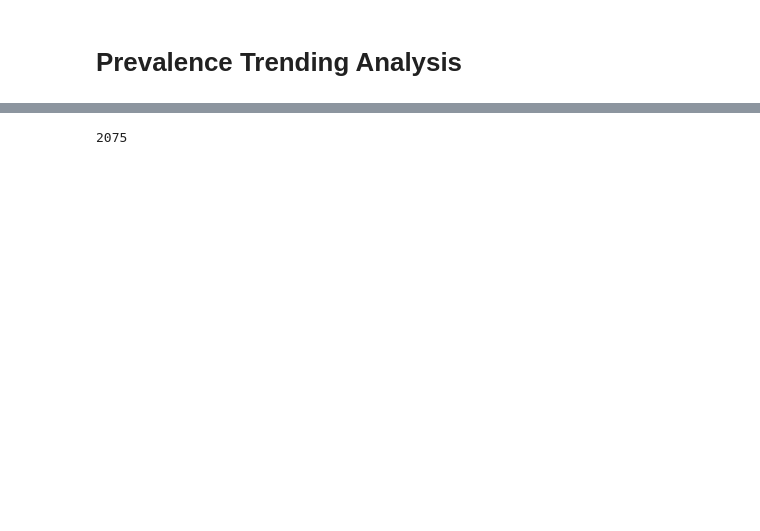
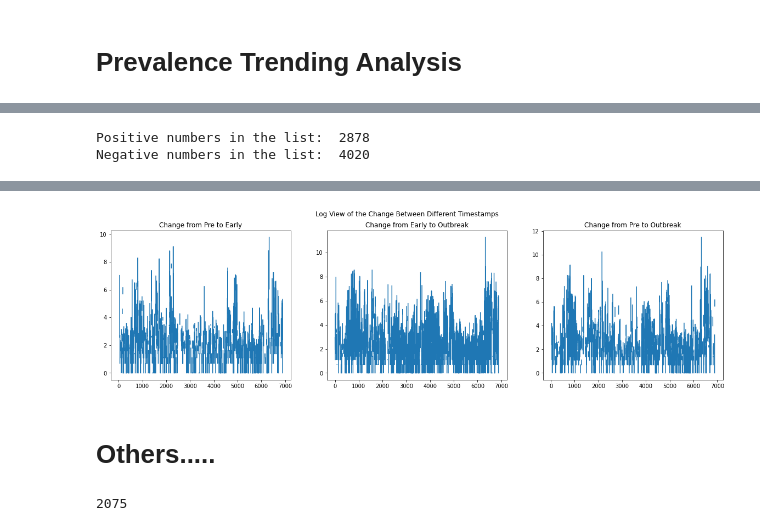
Before and after one commit to jinhangjiang/Covid_DisNet_Project, a Jupyter notebook: scripts/Graph_Summarization&Comparison.ipynb, the cells around one changed output, grey strips where cells are left out. Cells and saved outputs as stored; diff of their text form; code cells hidden in the pictures; blank space fills up the shorter version.

```diff
--- a/scripts/Graph_Summarization&Comparison.ipynb
+++ b/scripts/Graph_Summarization&Comparison.ipynb
@@ -122 +167,36 @@ Text(0.5, 1.0, 'Change from Pre to Outbreak')
 [figure]
+# %%
+# list of numbers
+list1 = icd10.Prevalence_20201-icd10.Prevalence_20192
+list2 = icd10.Prevalence_20202-icd10.Prevalence_20201
+list3 = icd10.Prevalence_20202-icd10.Prevalence_20192
+
+pos_count, neg_count = 0, 0
+
+# iterating each number in list
+for num in list3:
+
+    # checking condition
+    if num >= 0:
+        pos_count += 1
+
+    else:
+        neg_count += 1
+
+print("Positive numbers in the list: ", pos_count)
+print("Negative numbers in the list: ", neg_count)
+# %% [output]
+Positive numbers in the list:  2878
+Negative numbers in the list:  4020
+# %%
+%%time
+fig, axs = plt.subplots(nrows=1, ncols=3, figsize=(20,5))
+fig.suptitle('Log View of the Change Between Different Timestamps')
+
+axs[0].plot(np.log(icd10.Prevalence_20201-icd10.Prevalence_20192))
+axs[0].set_title("Change from Pre to Early",loc='center')
+axs[1].plot(np.log(icd10.Prevalence_20202-icd10.Prevalence_20201))
+axs[1].set_title("Change from Early to Outbreak",loc='center')
+axs[2].plot(np.log(icd10.Prevalence_20202-icd10.Prevalence_20192))
+axs[2].set_title("Change from Pre to Outbreak",loc='center')
+# %% [output]
@@ -122,0 +205 @@ Text(0.5, 1.0, 'Change from Pre to Outbreak')
+[figure, added]
@@ -123,3 +210,5 @@ Text(0.5, 1.0, 'Change from Pre to Outbreak')
+# %% [markdown]
+# Others.....
 # %%
 id = list(dict(graph1.degree(weight="Weight")).keys())
 len(id)
```
Also changed, not shown: parts of 8 cells of this notebook, 2 other files.
